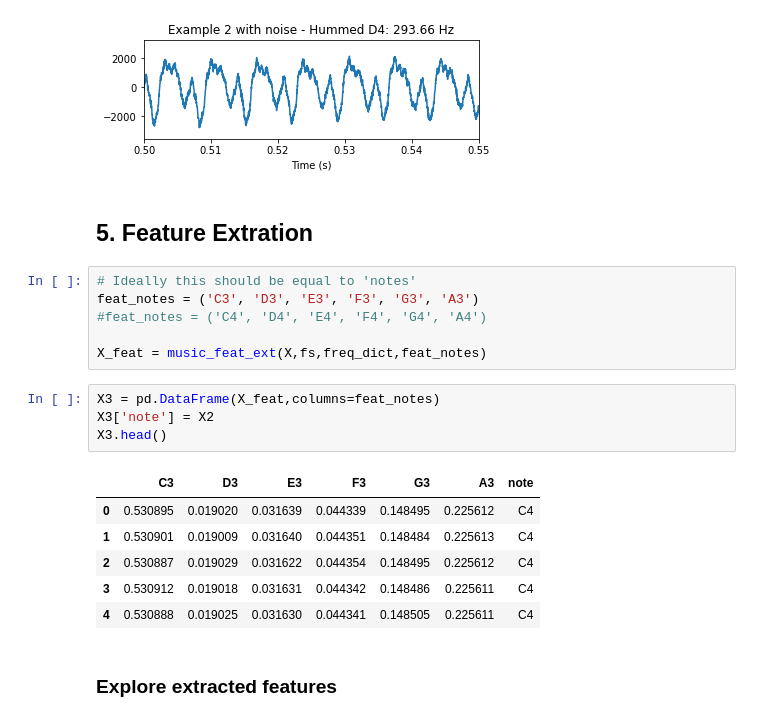
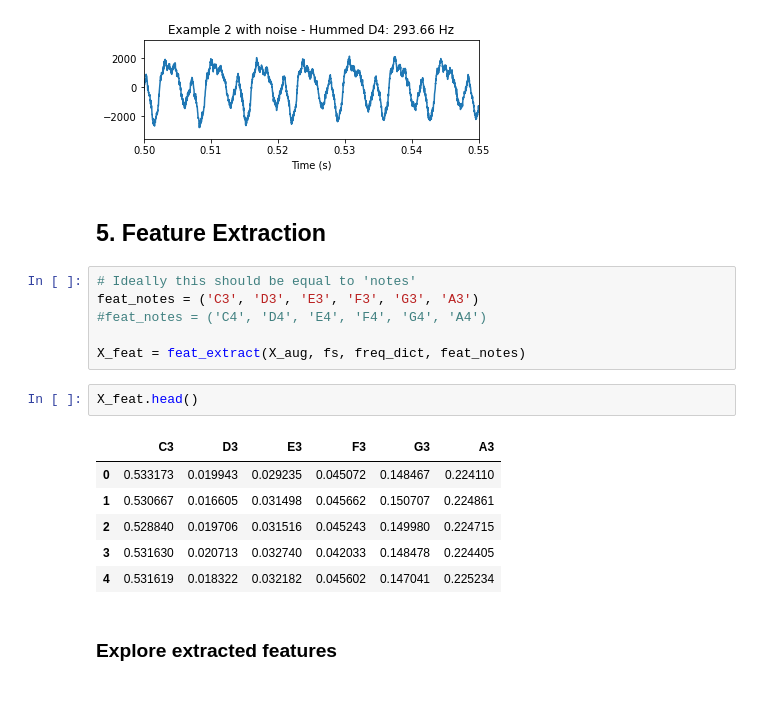
Before and after one commit to bwalsh62/note-recognition, a Jupyter notebook: notebooks/demo.ipynb, the cells around one changed output. Cells and saved outputs as stored; diff of their text form.

```diff
--- a/notebooks/demo.ipynb
+++ b/notebooks/demo.ipynb
@@ -179,24 +180,22 @@ plt.show()
 [figure]
 [figure]
 # %% [markdown]
-## <a id = "feat_extract"></a> 5. Feature Extration
+## <a id = "feat_extract"></a> 5. Feature Extraction
 # %%
 # Ideally this should be equal to 'notes'
 feat_notes = ('C3', 'D3', 'E3', 'F3', 'G3', 'A3')
 #feat_notes = ('C4', 'D4', 'E4', 'F4', 'G4', 'A4')
 
-X_feat = music_feat_ext(X,fs,freq_dict,feat_notes)
+X_feat = feat_extract(X_aug, fs, freq_dict, feat_notes)
-# %%
-X3 = pd.DataFrame(X_feat,columns=feat_notes)
-X3['note'] = X2
-X3.head()
-# %% [output]
-|  | C3 | D3 | E3 | F3 | G3 | A3 | note |
-| 0 | 0.530895 | 0.019020 | 0.031639 | 0.044339 | 0.148495 | 0.225612 | C4 |
-| 1 | 0.530901 | 0.019009 | 0.031640 | 0.044351 | 0.148484 | 0.225613 | C4 |
-| 2 | 0.530887 | 0.019029 | 0.031622 | 0.044354 | 0.148495 | 0.225612 | C4 |
-| 3 | 0.530912 | 0.019018 | 0.031631 | 0.044342 | 0.148486 | 0.225611 | C4 |
-| 4 | 0.530888 | 0.019025 | 0.031630 | 0.044341 | 0.148505 | 0.225611 | C4 |
+# %%
+X_feat.head()
+# %% [output]
+|  | C3 | D3 | E3 | F3 | G3 | A3 |
+| 0 | 0.533173 | 0.019943 | 0.029235 | 0.045072 | 0.148467 | 0.224110 |
+| 1 | 0.530667 | 0.016605 | 0.031498 | 0.045662 | 0.150707 | 0.224861 |
+| 2 | 0.528840 | 0.019706 | 0.031516 | 0.045243 | 0.149980 | 0.224715 |
+| 3 | 0.531630 | 0.020713 | 0.032740 | 0.042033 | 0.148478 | 0.224405 |
+| 4 | 0.531619 | 0.018322 | 0.032182 | 0.045602 | 0.147041 | 0.225234 |
 # %% [markdown]
 ### Explore extracted features
 # %%
```
Also changed, not shown: parts of 9 cells of this notebook, 1 other file.
